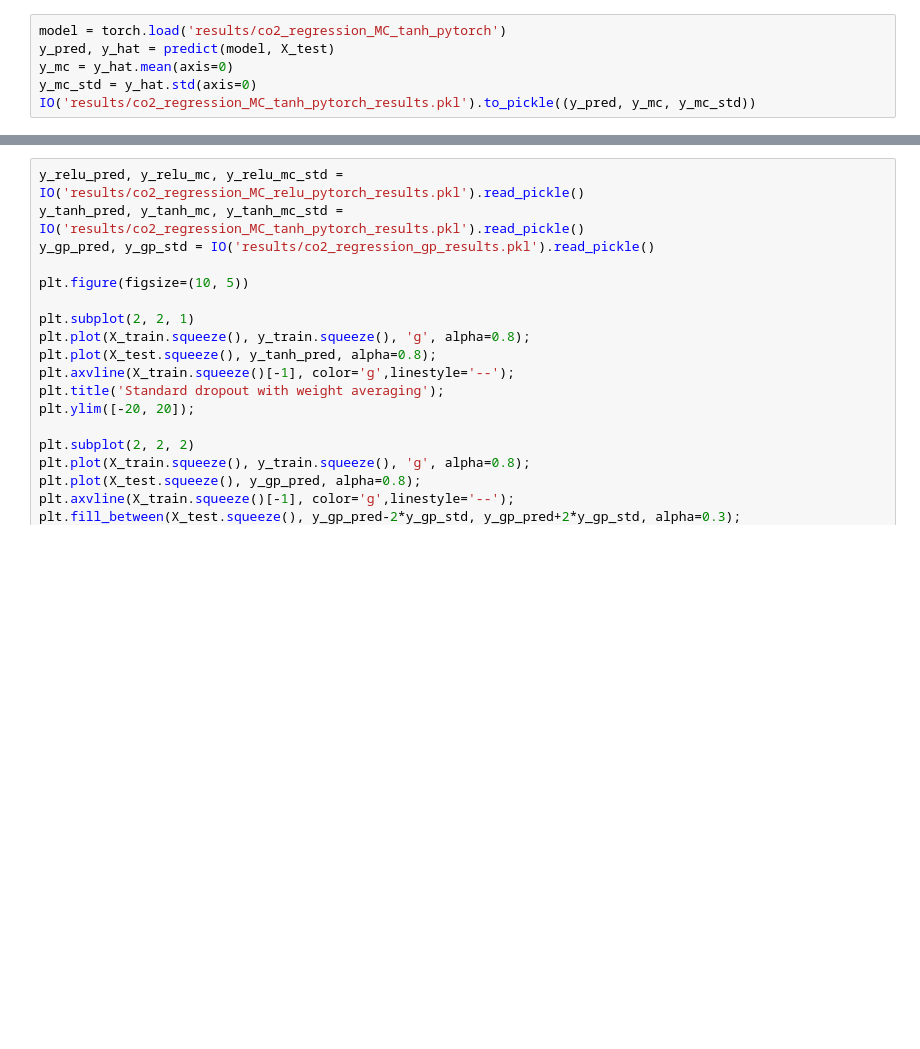
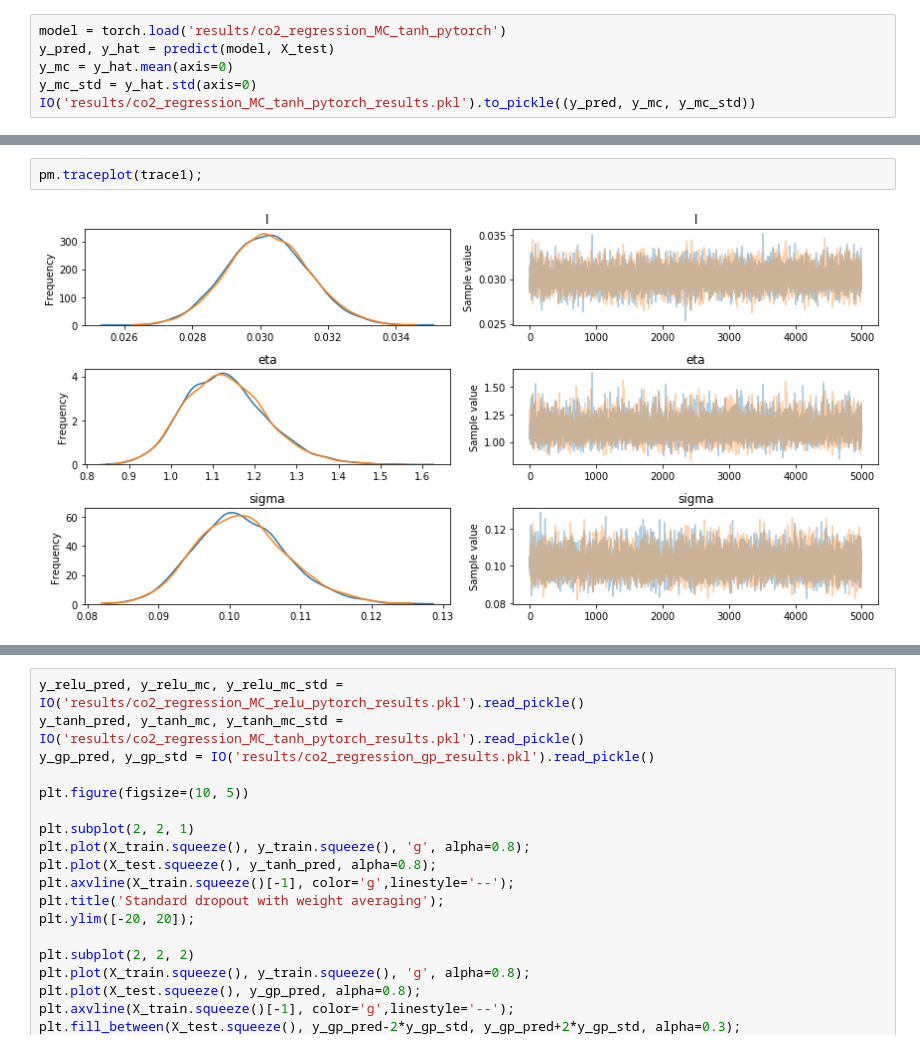
Before and after one commit to xuwd11/Dropout_Tutorial_in_PyTorch, a Jupyter notebook: co2_regression/co2_regression_pytorch.ipynb, the cells around one changed output, grey strips where cells are left out. Saved outputs shown, nothing was run; the diff lists cells and outputs as text; blank space fills up the shorter version.

```diff
--- a/co2_regression/co2_regression_pytorch.ipynb
+++ b/co2_regression/co2_regression_pytorch.ipynb
@@ -162,0 +186,4 @@ IO('results/co2_regression_MC_tanh_pytorch_results.pkl').to_pickle((y_pred, y_mc
+# %%
+pm.traceplot(trace1);
+# %% [output]
+[figure, added]
```
Also changed, not shown: parts of 8 cells of this notebook, 8 other files.
